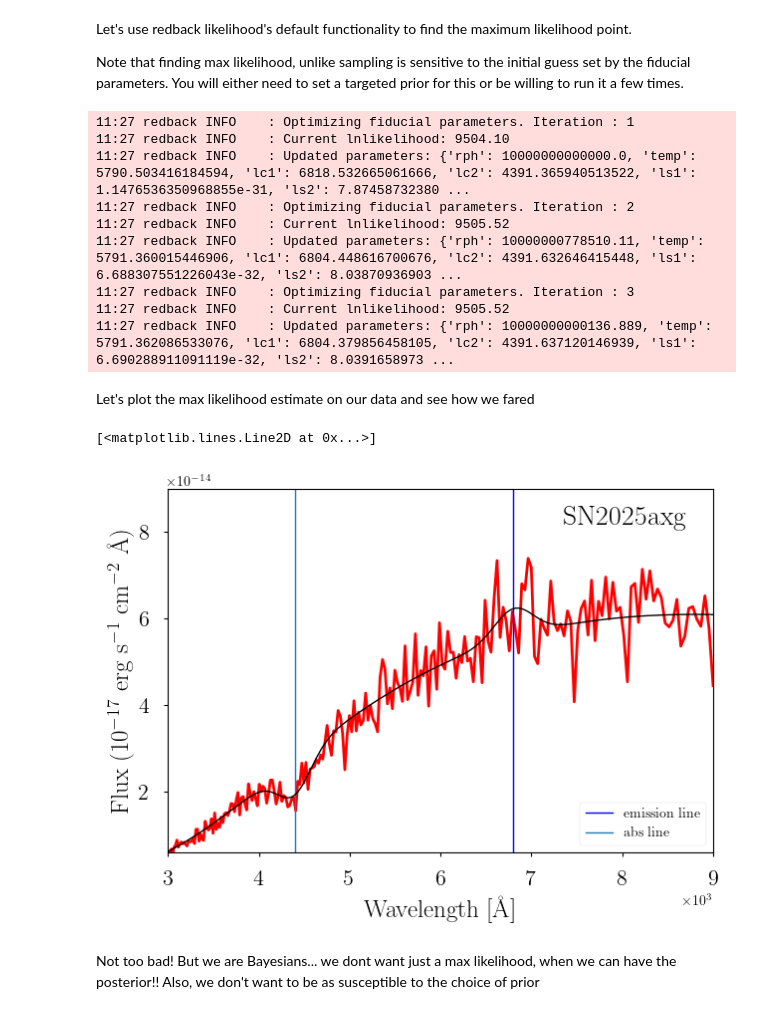
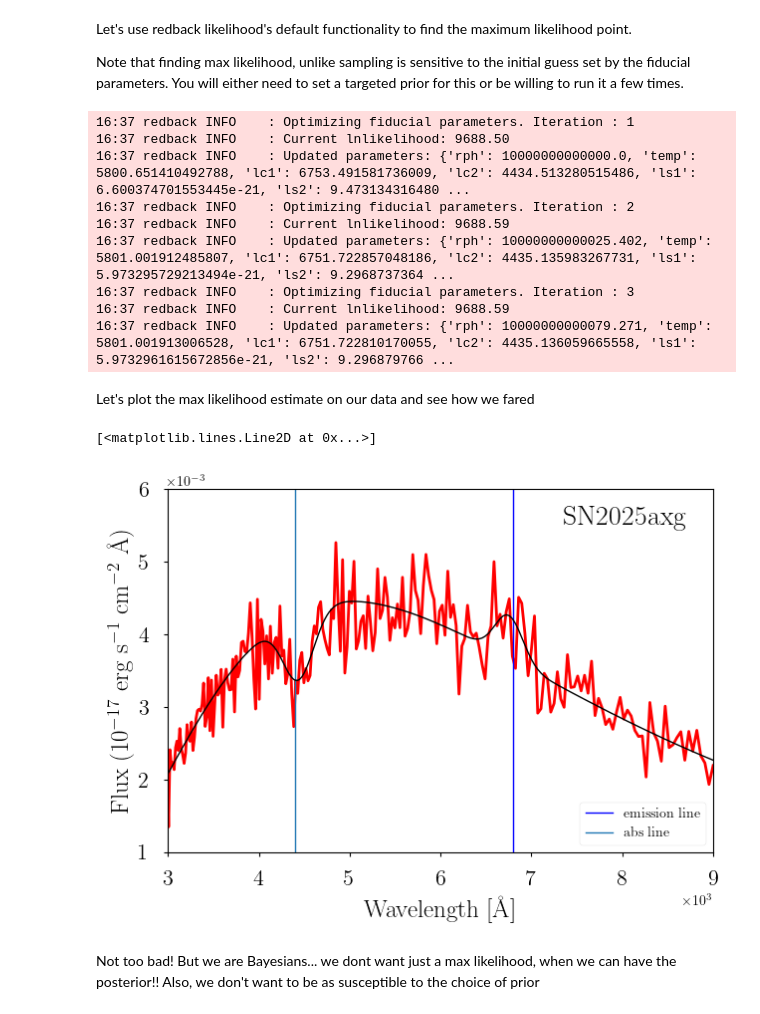
Before and after one commit to nikhil-sarin/redback, a Jupyter notebook: examples/analyse_spectrums.ipynb, the cells around one changed output. Saved outputs shown, nothing was run; the diff lists cells and outputs as text; code cells hidden in the pictures.

```diff
--- a/examples/analyse_spectrums.ipynb
+++ b/examples/analyse_spectrums.ipynb
@@ -13,12 +13,13 @@ import redback.transient_models.spectral_models as sm
 # %%
+np.random.seed(1234)
 temp = 5800
 rph = 1e13
 redshift = 0.01
 lc1 = 6800
-ls1 = 1e-31
+ls1 = 5e-21
 v1 = 0.02 * 3e8
 lc2 = 4400
-ls2 = 8e-32
+ls2 = 8e-21
 v2 = 0.05*3e8
 angstroms = np.geomspace(2000, 9000, 300)
 
@@ -78,31 +79,31 @@ Note that finding max likelihood, unlike sampling is sensitive to the initial gu
 # %%
 maxl = likelihood.find_maximum_likelihood_parameters(iterations=10)
 # %% [output]
-11:27 redback INFO    : Optimizing fiducial parameters. Iteration : 1
-11:27 redback INFO    : Current lnlikelihood: 9504.10
-11:27 redback INFO    : Updated parameters: {'rph': 10000000000000.0, 'temp': 5790.503416184594, 'lc1': 6818.532665061666, 'lc2': 4391.365940513522, 'ls1': 1.1476536350968855e-31, 'ls2': 7.87458732380 ...
-11:27 redback INFO    : Optimizing fiducial parameters. Iteration : 2
-11:27 redback INFO    : Current lnlikelihood: 9505.52
-11:27 redback INFO    : Updated parameters: {'rph': 10000000778510.11, 'temp': 5791.360015446906, 'lc1': 6804.448616700676, 'lc2': 4391.632646415448, 'ls1': 6.688307551226043e-32, 'ls2': 8.03870936903 ...
-11:27 redback INFO    : Optimizing fiducial parameters. Iteration : 3
-11:27 redback INFO    : Current lnlikelihood: 9505.52
-11:27 redback INFO    : Updated parameters: {'rph': 10000000000136.889, 'temp': 5791.362086533076, 'lc1': 6804.379856458105, 'lc2': 4391.637120146939, 'ls1': 6.690288911091119e-32, 'ls2': 8.0391658973 ...
+16:37 redback INFO    : Optimizing fiducial parameters. Iteration : 1
+16:37 redback INFO    : Current lnlikelihood: 9688.50
+16:37 redback INFO    : Updated parameters: {'rph': 10000000000000.0, 'temp': 5800.651410492788, 'lc1': 6753.491581736009, 'lc2': 4434.513280515486, 'ls1': 6.600374701553445e-21, 'ls2': 9.473134316480 ...
+16:37 redback INFO    : Optimizing fiducial parameters. Iteration : 2
+16:37 redback INFO    : Current lnlikelihood: 9688.59
+16:37 redback INFO    : Updated parameters: {'rph': 10000000000025.402, 'temp': 5801.001912485807, 'lc1': 6751.722857048186, 'lc2': 4435.135983267731, 'ls1': 5.973295729213494e-21, 'ls2': 9.2968737364 ...
+16:37 redback INFO    : Optimizing fiducial parameters. Iteration : 3
+16:37 redback INFO    : Current lnlikelihood: 9688.59
+16:37 redback INFO    : Updated parameters: {'rph': 10000000000079.271, 'temp': 5801.001913006528, 'lc1': 6751.722810170055, 'lc2': 4435.136059665558, 'ls1': 5.9732961615672856e-21, 'ls2': 9.296879766 ...
 # %% [markdown]
 Let's plot the max likelihood estimate on our data and see how we fared
 # %%
-ax = spec.plot_data(yscale='linear', ylim_low=6e-15,
-                    ylim_high=9e-14,color='red', show=False)
+ax = spec.plot_data(yscale='linear', show=False, color='red', ylim_low=1e-3,
+                   ylim_high=6e-3)
 ax.axvline(lc1, label='emission line', c='blue')
 ax.axvline(lc2, label='abs line')
 ax.set_xlim(3000, 9000)
 ax.legend()
 
 # I can plot the maxl estimate directly on top of the plot_data plot here
 out = func(angstroms, **maxl)
 ax.plot(angstroms, out/1e-17, color='black')
 # %% [output]
 [<matplotlib.lines.Line2D at 0x...>]
-[figure, old version]
+[figure, new version]
 # %% [markdown]
 Not too bad! But we are Bayesians... we dont want just a max likelihood, when we can have the posterior!! Also, we don't want to be as susceptible to the choice of prior
 # %%
```
Also changed, not shown: parts of 6 cells of this notebook, 3 other files.
